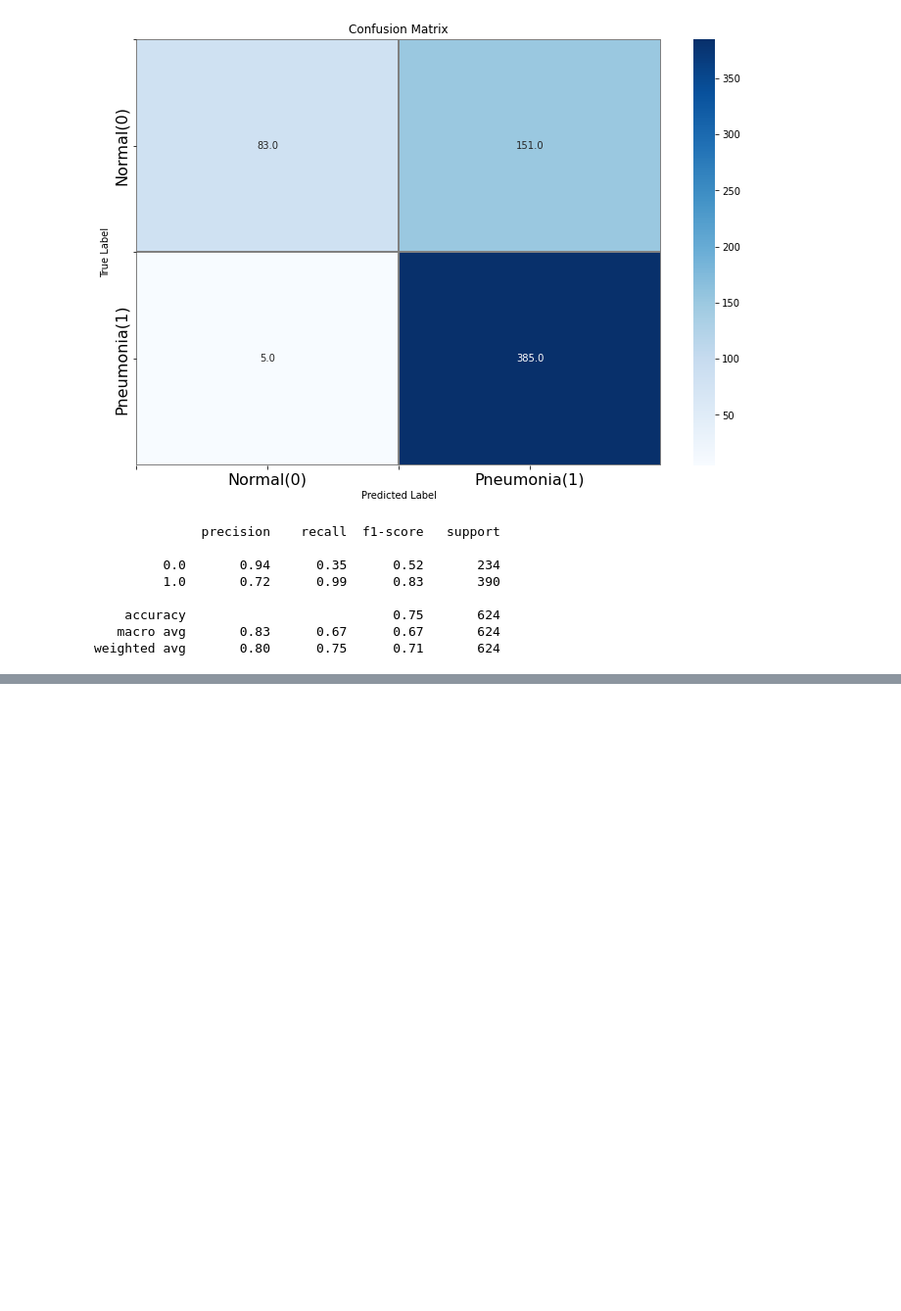
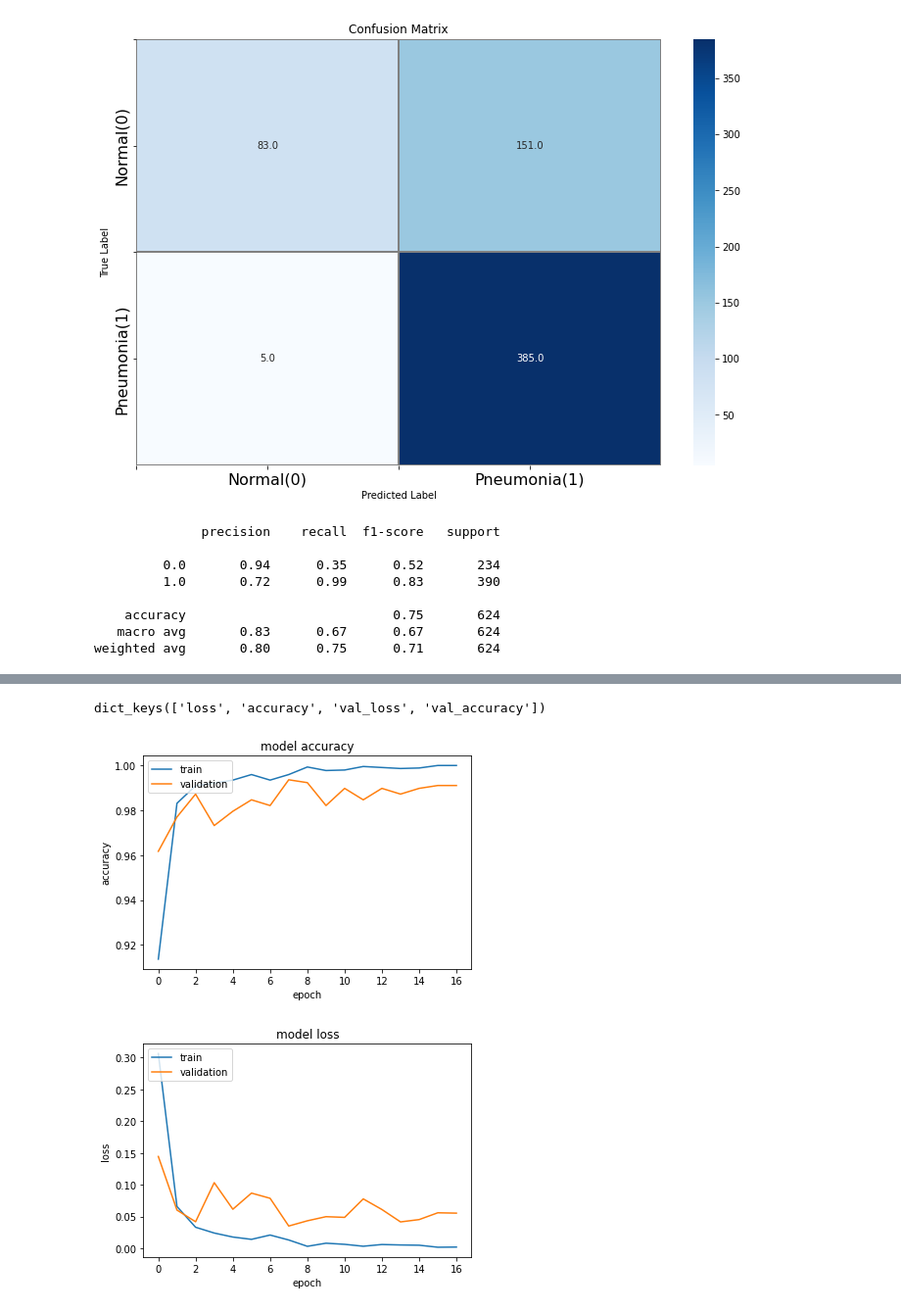
Before and after one commit to joni-menahem/DeepLearning-DrorLederman-assign1_2, a Jupyter notebook: assign2.ipynb, the cells around one changed output, grey strips where cells are left out. Shown at 98% size. Drawn from its saved outputs; the diff is of its cells as text; code cells hidden in the pictures; blank space fills up the shorter version.

```diff
--- a/assign2.ipynb
+++ b/assign2.ipynb
@@ -881,0 +886,9 @@ weighted avg       0.80      0.75      0.71       624
+# %%
+from tensorflow.keras.applications import InceptionV3
+
+num_classes = 2
+input_shape = (256, 256, 3)
+
+pretrained_inception_mid_imb = InceptionV3(include_top=False, input_tensor=None, input_shape=input_shape, pooling=None)
+
+pretrained_inception_mid_imb.summary()
@@ -881,0 +993,8 @@ weighted avg       0.80      0.75      0.71       624
+# %%
+epochs = 30
+
+early_stopping = tf.keras.callbacks.EarlyStopping(patience=9, restore_best_weights=True)
+
+callbacks = [early_stopping]
+
+inception_mid_imb_history = inception_mid_imb_model.fit(train_ds ,validation_data=val_ds ,epochs=epochs, callbacks=callbacks)
@@ -881,0 +1019,24 @@ weighted avg       0.80      0.75      0.71       624
+# %%
+# list all data in history
+print(inception_mid_imb_history.history.keys())
+# summarize history for accuracy
+plt.plot(inception_mid_imb_history.history['accuracy'])
+plt.plot(inception_mid_imb_history.history['val_accuracy'])
+plt.title('model accuracy')
+plt.ylabel('accuracy')
+plt.xlabel('epoch')
+plt.legend(['train', 'validation'], loc='upper left')
+plt.show()
+
+# summarize history for loss
+plt.plot(inception_mid_imb_history.history['loss'])
+plt.plot(inception_mid_imb_history.history['val_loss'])
+plt.title('model loss')
+plt.ylabel('loss')
+plt.xlabel('epoch')
+plt.legend(['train', 'validation'], loc='upper left')
+plt.show()
+# %% [output]
+dict_keys(['loss', 'accuracy', 'val_loss', 'val_accuracy'])
+[figure, added]
+[figure, added]
```
Also changed, not shown: parts of 12 cells of this notebook.
